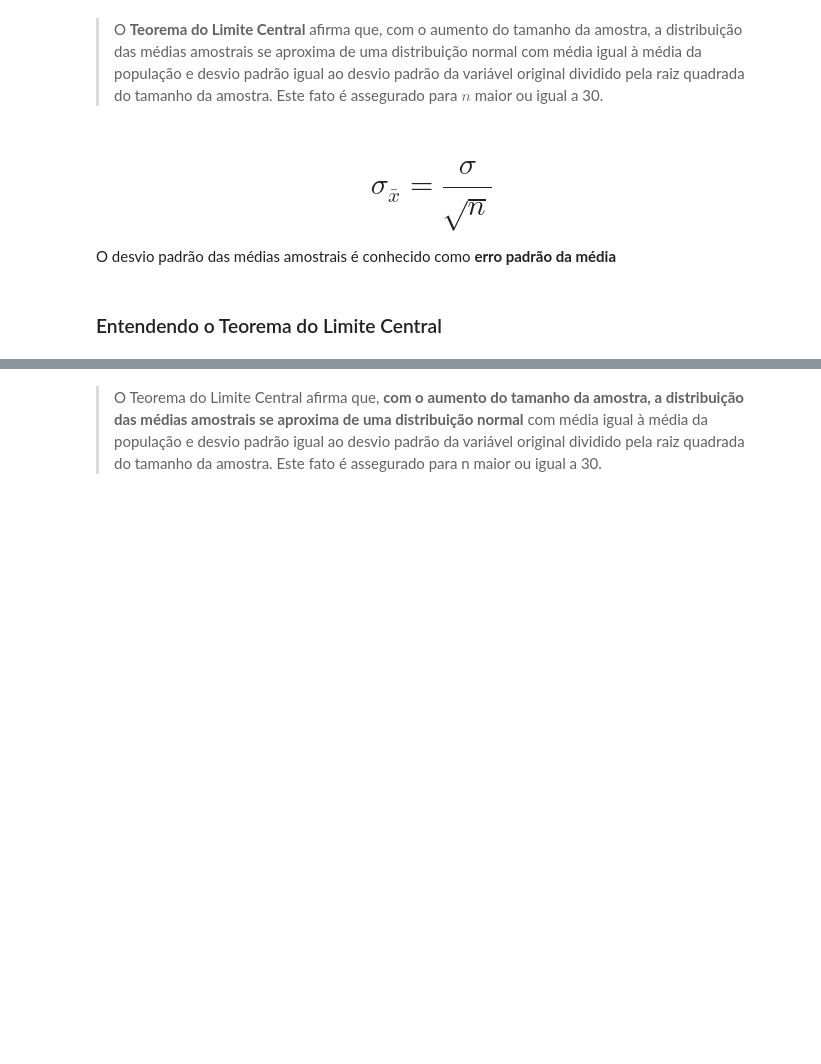
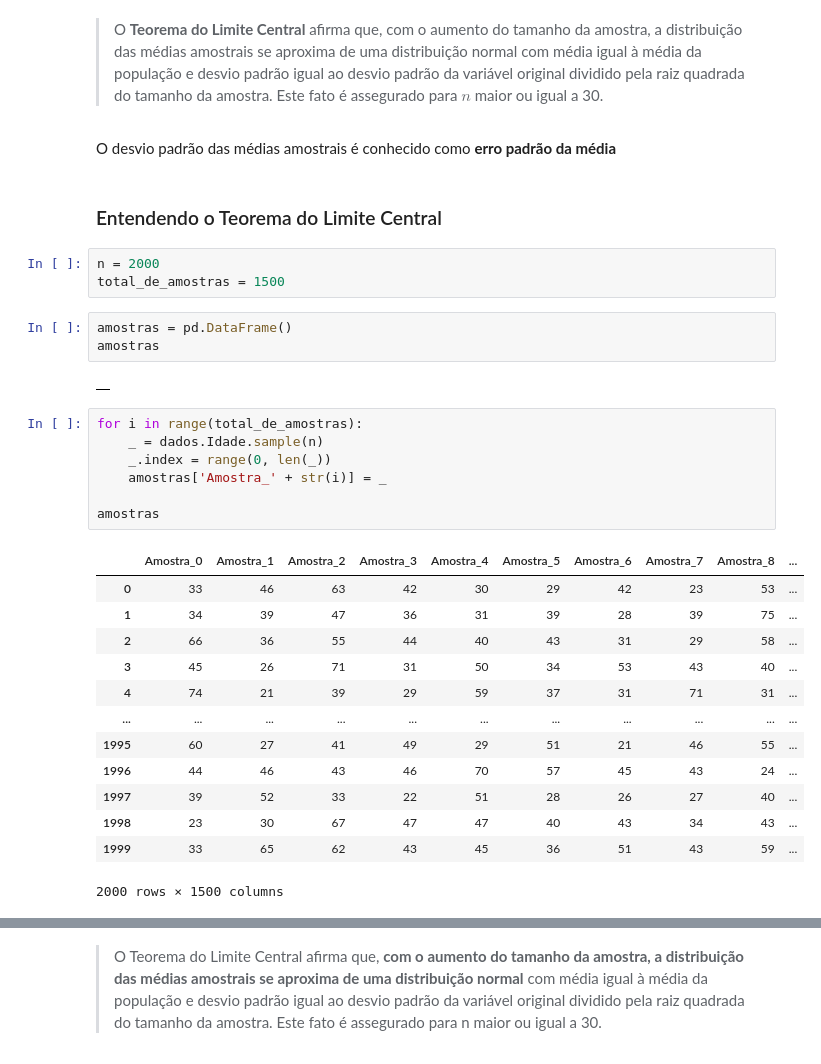
Before and after one commit to wiltonjr4/Data-Science, a Jupyter notebook: Statistics II/Curso_de_Estatística_Parte_2.ipynb, the cells around one changed output, grey strips where cells are left out. Saved outputs shown, nothing was run; the diff lists cells and outputs as text; blank space fills up the shorter version.

```diff
--- a/Statistics II/Curso_de_Estatística_Parte_2.ipynb
+++ b/Statistics II/Curso_de_Estatística_Parte_2.ipynb
@@ -837,8 +867,35 @@ Suponha que os pesos dos sacos de arroz de uma indústria alimentícia se distri
 # %% [markdown]
 > O **Teorema do Limite Central** afirma que, com o aumento do tamanho da amostra, a distribuição das médias amostrais se aproxima de uma distribuição normal com média igual à média da população e desvio padrão igual ao desvio padrão da variável original dividido pela raiz quadrada do tamanho da amostra. Este fato é assegurado para $n$ maior ou igual a 30.
 # %% [markdown]
-# $$\sigma_\bar{x} = \frac{\sigma}{\sqrt{n}}$$
-
 O desvio padrão das médias amostrais é conhecido como **erro padrão da média**
 # %% [markdown]
 ### Entendendo o Teorema do Limite Central
+# %%
+n = 2000
+total_de_amostras = 1500
+# %%
+amostras = pd.DataFrame()
+amostras
+# %% [output]
+|  |
+# %%
+for i in range(total_de_amostras):
+    _ = dados.Idade.sample(n)
+    _.index = range(0, len(_))
+    amostras['Amostra_' + str(i)] = _
+
+amostras
+# %% [output]
+|  | Amostra_0 | Amostra_1 | Amostra_2 | Amostra_3 | Amostra_4 | Amostra_5 | Amostra_6 | Amostra_7 | Amostra_8 | ... |
+| 0 | 33 | 46 | 63 | 42 | 30 | 29 | 42 | 23 | 53 | ... |
+| 1 | 34 | 39 | 47 | 36 | 31 | 39 | 28 | 39 | 75 | ... |
+| 2 | 66 | 36 | 55 | 44 | 40 | 43 | 31 | 29 | 58 | ... |
+| 3 | 45 | 26 | 71 | 31 | 50 | 34 | 53 | 43 | 40 | ... |
+| 4 | 74 | 21 | 39 | 29 | 59 | 37 | 31 | 71 | 31 | ... |
+| ... | ... | ... | ... | ... | ... | ... | ... | ... | ... | ... |
+| 1995 | 60 | 27 | 41 | 49 | 29 | 51 | 21 | 46 | 55 | ... |
+| 1996 | 44 | 46 | 43 | 46 | 70 | 57 | 45 | 43 | 24 | ... |
+| 1997 | 39 | 52 | 33 | 22 | 51 | 28 | 26 | 27 | 40 | ... |
+| 1998 | 23 | 30 | 67 | 47 | 47 | 40 | 43 | 34 | 43 | ... |
+| 1999 | 33 | 65 | 62 | 43 | 45 | 36 | 51 | 43 | 59 | ... |
+2000 rows × 1500 columns
```
Also changed, not shown: parts of 54 cells of this notebook.
